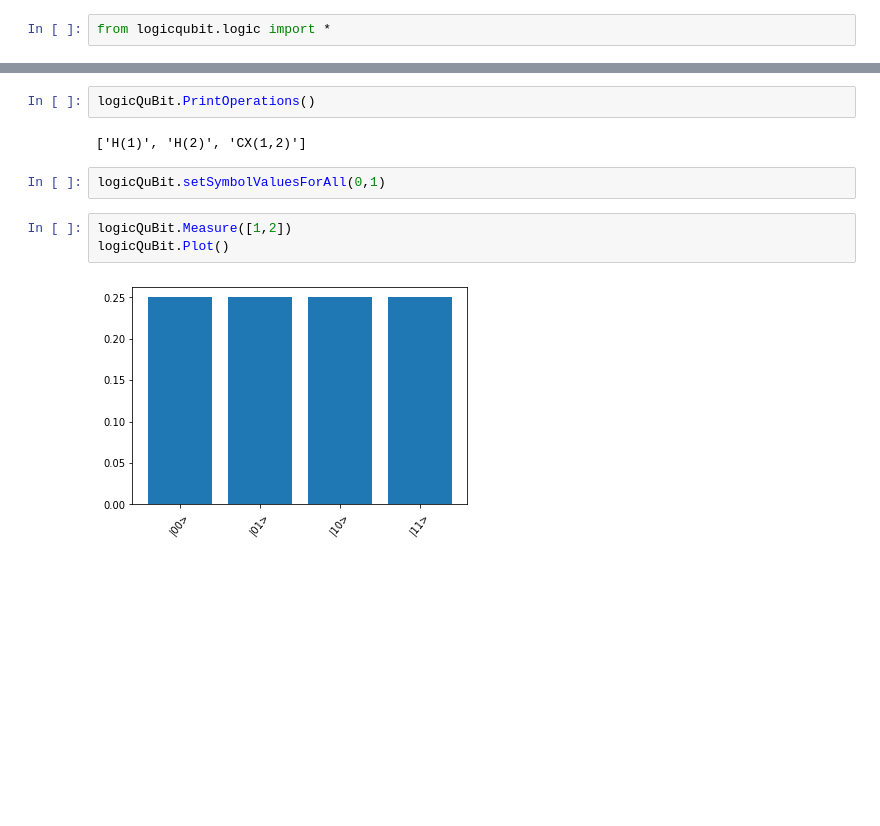
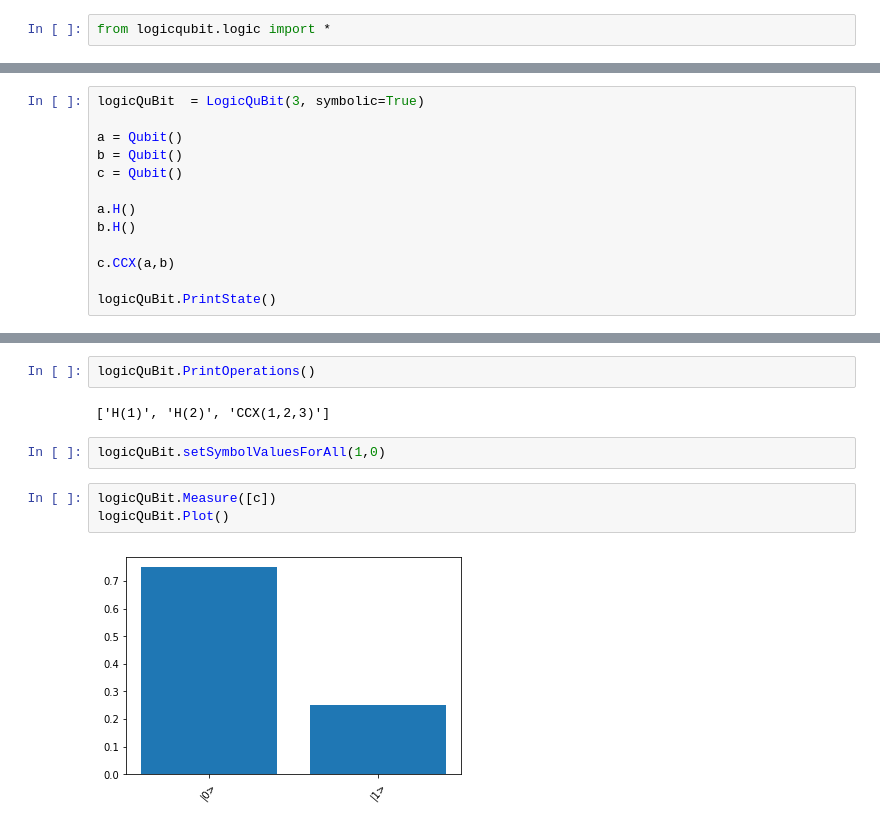
Before and after one commit to clnrp/logicqubit-algorithms, a Jupyter notebook: and.ipynb, the cells around one changed output, grey strips where cells are left out. Cells and saved outputs as stored; diff of their text form; blank space fills up the shorter version.

Commit message:
for symbolic

```diff
--- a/and.ipynb
+++ b/and.ipynb
@@ -13,0 +3,13 @@ $\displaystyle \left[\begin{matrix}0.5a1_{0}a2_{0} + 0.5a1_{0}b2_{1} + 0.5b1_{1}
+# %%
+logicQuBit  = LogicQuBit(3, symbolic=True)
+
+a = Qubit()
+b = Qubit()
+c = Qubit()
+
+a.H()
+b.H()
+
+c.CCX(a,b)
+
+logicQuBit.PrintState()
@@ -14,12 +18,12 @@ $\displaystyle \left[\begin{matrix}0.5a1_{0}a2_{0} + 0.5a1_{0}b2_{1} + 0.5b1_{1}
 # %%
 logicQuBit.PrintOperations()
 # %% [output]
-['H(1)', 'H(2)', 'CX(1,2)']
+['H(1)', 'H(2)', 'CCX(1,2,3)']
 # %%
-logicQuBit.setSymbolValuesForAll(0,1)
+logicQuBit.setSymbolValuesForAll(1,0)
 # %%
-logicQuBit.Measure([1,2])
+logicQuBit.Measure([c])
 logicQuBit.Plot()
 # %% [output]
-[figure, old version]
+[figure, new version]
 # %%
```
Also changed, not shown: parts of 8 cells of this notebook.
